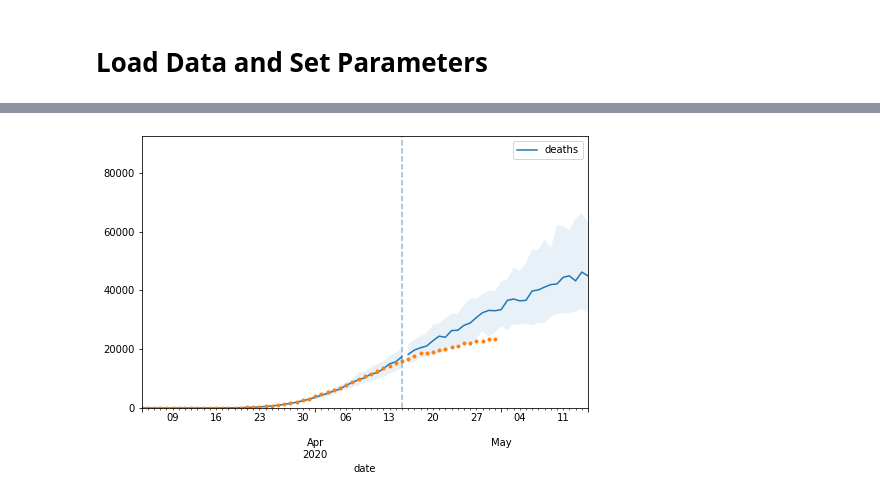
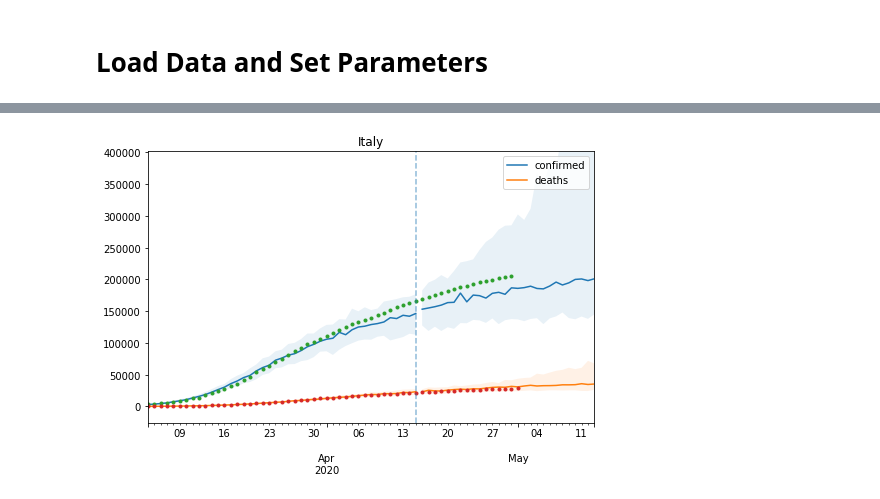
Before and after one commit to dsheldon/covid, a Jupyter notebook: scripts/Validation.ipynb, the cells around one changed output, grey strips where cells are left out. Cells and saved outputs as stored; diff of their text form; code cells hidden in the pictures.

```diff
--- a/scripts/Validation.ipynb
+++ b/scripts/Validation.ipynb
@@ -17,13 +17,13 @@ import covid.util as util
 # %% [markdown]
 # Load Data and Set Parameters
 # %%
-data = util.load_state_data()
-place = 'MA'
-start = '2020-03-04'
-end = '2020-04-15'
-save = True
-num_warmup = 100
-num_samples = 100
-num_chains = 1
-num_prior_samples = 100
-T_future = 30
+data = util.load_world_data()
+place = 'Italy'
+
+util.run_place(data,
+               place,
+               start='2020-03-04',
+               end='2020-04-15',
+               T_future=4*7,
+               num_warmup=100,
+               num_samples=100)
@@ -65,44 +74,49 @@ forecast_samples = model.forecast(T_future=T_future)
 # %%
-place = 'NY'
+place = 'Italy'
 start = '2020-03-04'
 end = '2020-04-15'
-T_future = 30
+T_future = 4*7
 legend=True
 ax = None
-plot_fields = ['z']
+plot_fields = ['y', 'z']
+
+prior_samples, mcmc_samples, post_pred_samples, forecast_samples = \
+    util.load_samples(place)
 
 confirmed = data[place]['data'].confirmed[start:]
-death = data[place]['data'].death[start:]
+death = data[place]['data'].deaths[start:]
 
 fig, ax = plt.subplots(figsize=(8,5))
 
 # Plot posterior predictive
-t = pd.date_range(start=start, end=confirmed.index.max(), freq="D")
-model.plot_samples(post_pred_samples, ax=ax, t=t, plot_fields=['z'])
+t = pd.date_range(start=start, end=end, freq="D")
+model.plot_samples(post_pred_samples, ax=ax, t=t, plot_fields=plot_fields)
 
 # Plot forecast predictive
 forecast_start = pd.to_datetime(end) + pd.Timedelta("1d")
-t_forecast = pd.date_range(start=forecast_start, periods=T_future, freq="1d")
+t = pd.date_range(start=forecast_start, periods=T_future, freq="1d")
 med, _ = model.plot_samples(forecast_samples,
                             ax=ax,
-                            t=t_forecast,
+                            t=t,
                             legend=False,
-                            plot_fields=['z'],
+                            plot_fields=plot_fields,
                             forecast=True)
 
 # Plot observed
-#confirmed.plot(style='.')
+confirmed.plot(style='.')
 death.plot(style='.')
 ax.axvline(end, linestyle='--', alpha=0.5)
 #ax.set_yscale('log')
-ax.set_ylim([0, 2*med.max()])
+ax.set_ylim(top=2*med.max())
+plt.title(place)
 plt.show()
+
 
 # Compute error
 # cum/incident confirmed/death
 #
 # %% [output]
-[figure, old version]
+[figure, new version]
 # %%
 ## Validation: can only do cumulative for now...
 
```
Also changed, not shown: parts of 5 cells of this notebook, 5 other files.
